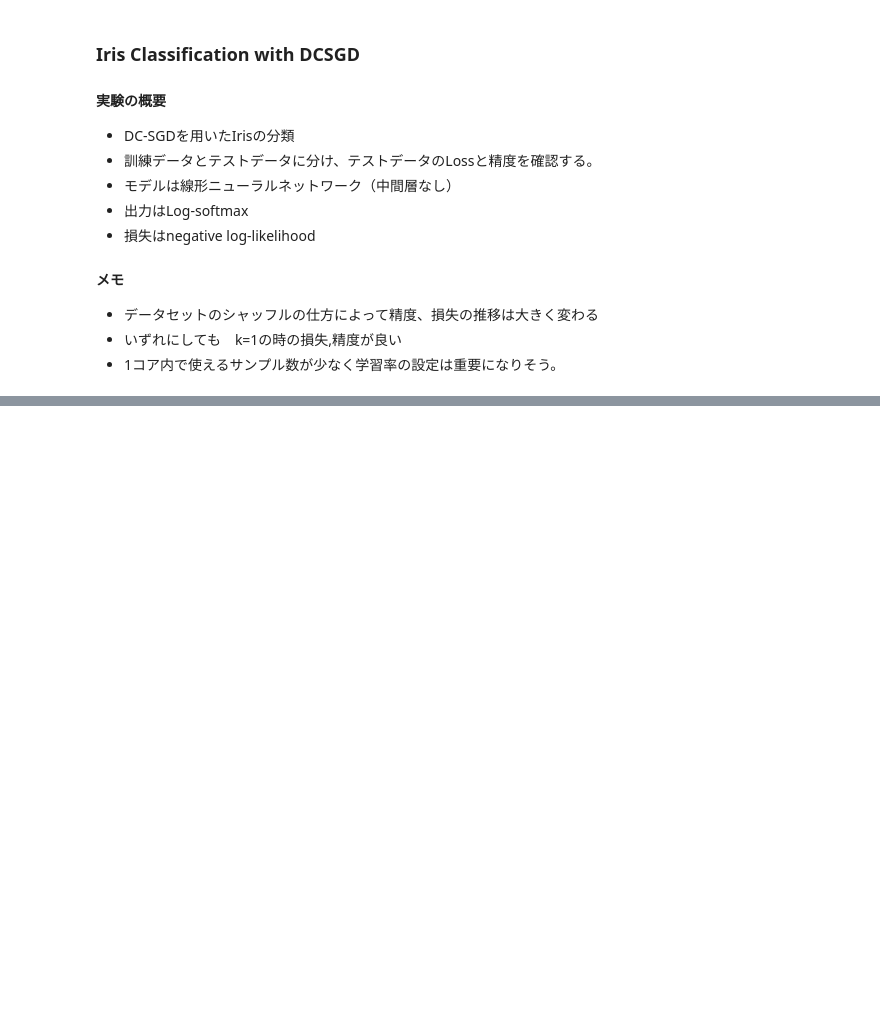
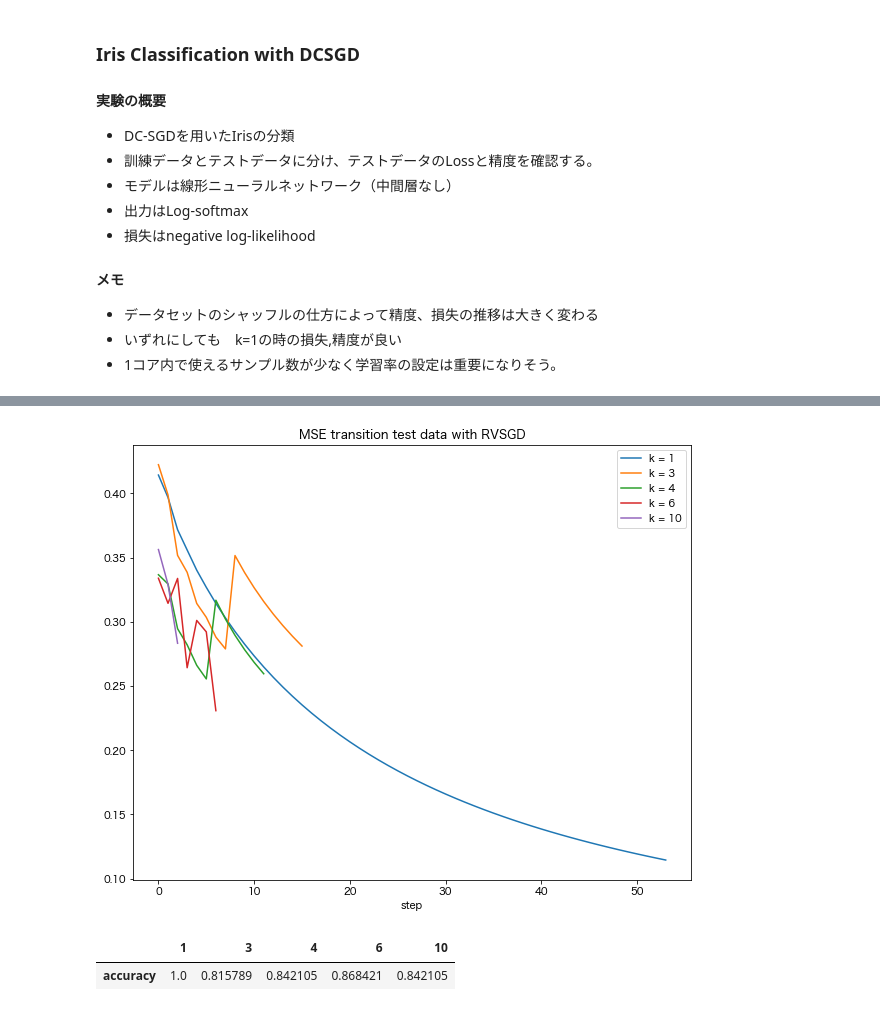
Before and after one commit to NaokiNakamichi/ML, a Jupyter notebook: GD/exp/real_data_exp/classification/Iris.ipynb, the cells around one changed output, grey strips where cells are left out. Drawn from its saved outputs; the diff is of its cells as text; code cells hidden in the pictures; blank space fills up the shorter version.

Commit message:
hoge

```diff
--- a/GD/exp/real_data_exp/classification/Iris.ipynb
+++ b/GD/exp/real_data_exp/classification/Iris.ipynb
@@ -74,0 +76,22 @@ df
+# %%
+hoge = RV_SGDAve.RVSGDByTorch(lr=3)
+k_list = [1,3,4,6,10]
+tr_train_k = hoge.multiple_k_transition(k_list=k_list,train_x=data_train,train_y=label_train,transition_x=data_test,transition_y=label_test,model=model)
+fig = plt.figure(figsize=(10.0, 8.0))
+ax1 = fig.add_subplot(111)
+ax1.set_title("MSE transition test data with RVSGD")
+for i in tr_train_k:
+    ax1.plot(i)
+ax1.set_xlabel("step")
+leg = ax1.legend(labels=[f'k = {k}' for k in k_list])
+plt.show()
+# %% [output]
+[figure, added]
+# %%
+accuracy_list = hoge.multiple_k_accuracy(k_list=k_list,train_x=data_train,train_y=label_train,transition_x=data_test,transition_y=label_test,model=model)
+# 最終的なMSE(テストデータ)
+df = pd.DataFrame(np.array(accuracy_list).reshape(1,-1),columns=k_list,index=["accuracy"])
+df
+# %% [output]
+|  | 1 | 3 | 4 | 6 | 10 |
+| accuracy | 1.0 | 0.815789 | 0.842105 | 0.868421 | 0.842105 |
```
Also changed, not shown: parts of 4 cells of this notebook, 5 other files.
